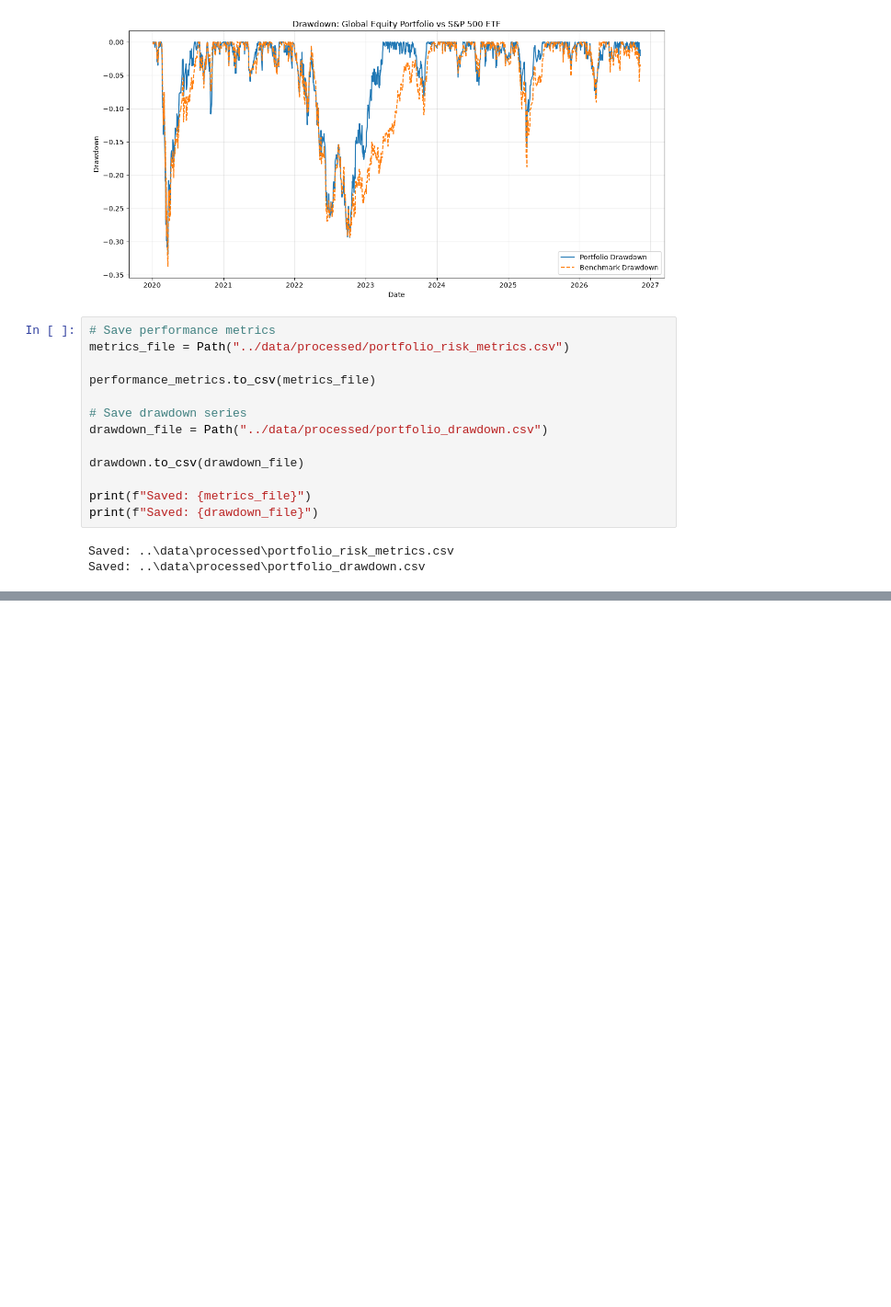
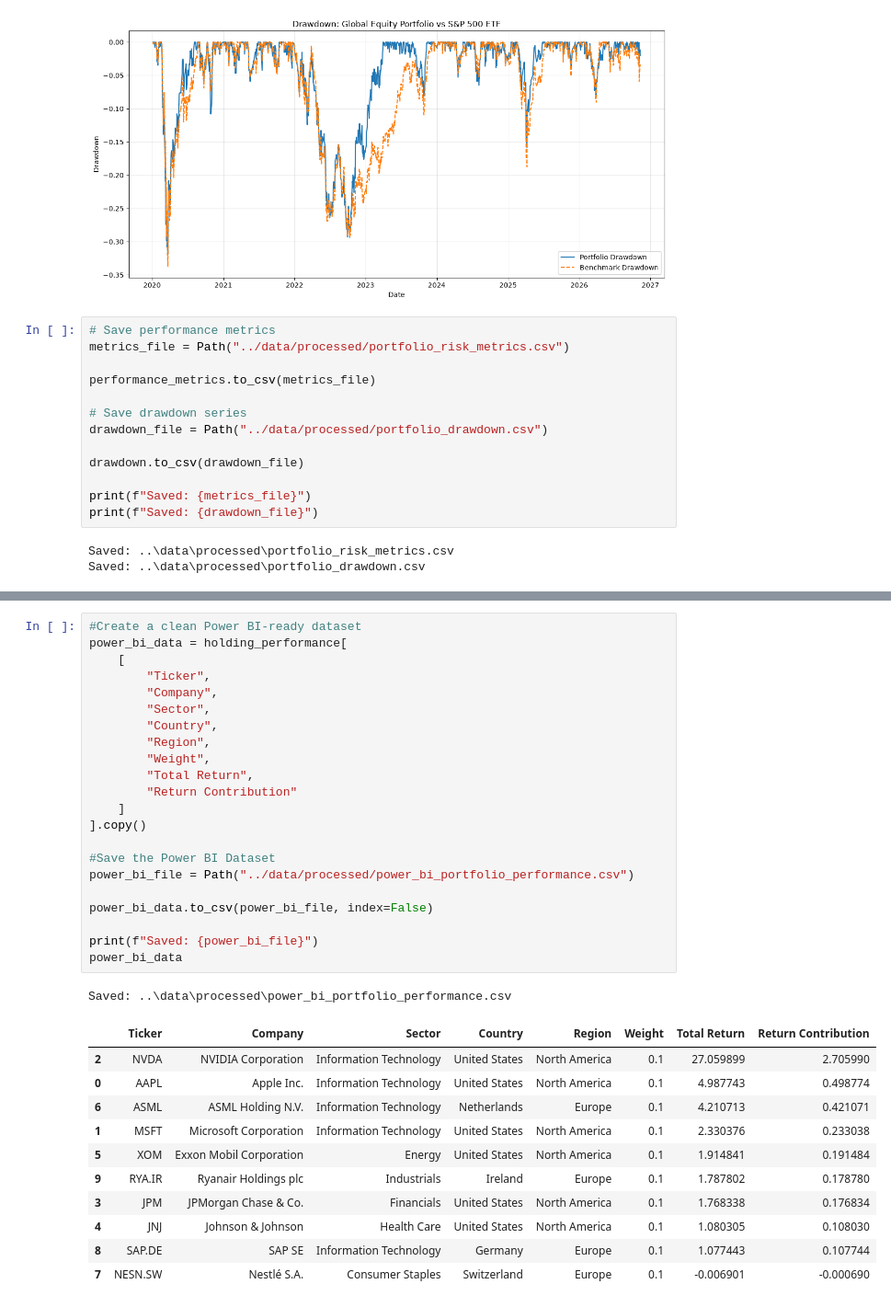
Before and after one commit to Anoyjit/equity-portfolio-intelligence, a Jupyter notebook: notebooks/02_download_market_data.ipynb, the cells around one changed output, grey strips where cells are left out. Shown at 92% size. Saved outputs shown, nothing was run; the diff lists cells and outputs as text; blank space fills up the shorter version.

```diff
--- a/notebooks/02_download_market_data.ipynb
+++ b/notebooks/02_download_market_data.ipynb
@@ -526,0 +747,35 @@ Saved: ..\data\processed\portfolio_drawdown.csv
+# %%
+#Create a clean Power BI-ready dataset
+power_bi_data = holding_performance[
+    [
+        "Ticker",
+        "Company",
+        "Sector",
+        "Country",
+        "Region",
+        "Weight",
+        "Total Return",
+        "Return Contribution"
+    ]
+].copy()
+
+#Save the Power BI Dataset
+power_bi_file = Path("../data/processed/power_bi_portfolio_performance.csv")
+
+power_bi_data.to_csv(power_bi_file, index=False)
+
+print(f"Saved: {power_bi_file}")
+power_bi_data
+# %% [output]
+Saved: ..\data\processed\power_bi_portfolio_performance.csv
+|  | Ticker | Company | Sector | Country | Region | Weight | Total Return | Return Contribution |
+| 2 | NVDA | NVIDIA Corporation | Information Technology | United States | North America | 0.1 | 27.059899 | 2.705990 |
+| 0 | AAPL | Apple Inc. | Information Technology | United States | North America | 0.1 | 4.987743 | 0.498774 |
+| 6 | ASML | ASML Holding N.V. | Information Technology | Netherlands | Europe | 0.1 | 4.210713 | 0.421071 |
+| 1 | MSFT | Microsoft Corporation | Information Technology | United States | North America | 0.1 | 2.330376 | 0.233038 |
+| 5 | XOM | Exxon Mobil Corporation | Energy | United States | North America | 0.1 | 1.914841 | 0.191484 |
+| 9 | RYA.IR | Ryanair Holdings plc | Industrials | Ireland | Europe | 0.1 | 1.787802 | 0.178780 |
+| 3 | JPM | JPMorgan Chase & Co. | Financials | United States | North America | 0.1 | 1.768338 | 0.176834 |
+| 4 | JNJ | Johnson & Johnson | Health Care | United States | North America | 0.1 | 1.080305 | 0.108030 |
+| 8 | SAP.DE | SAP SE | Information Technology | Germany | Europe | 0.1 | 1.077443 | 0.107744 |
+| 7 | NESN.SW | Nestlé S.A. | Consumer Staples | Switzerland | Europe | 0.1 | -0.006901 | -0.000690 |
```
Also changed, not shown: parts of 9 cells of this notebook, 2 other files.
